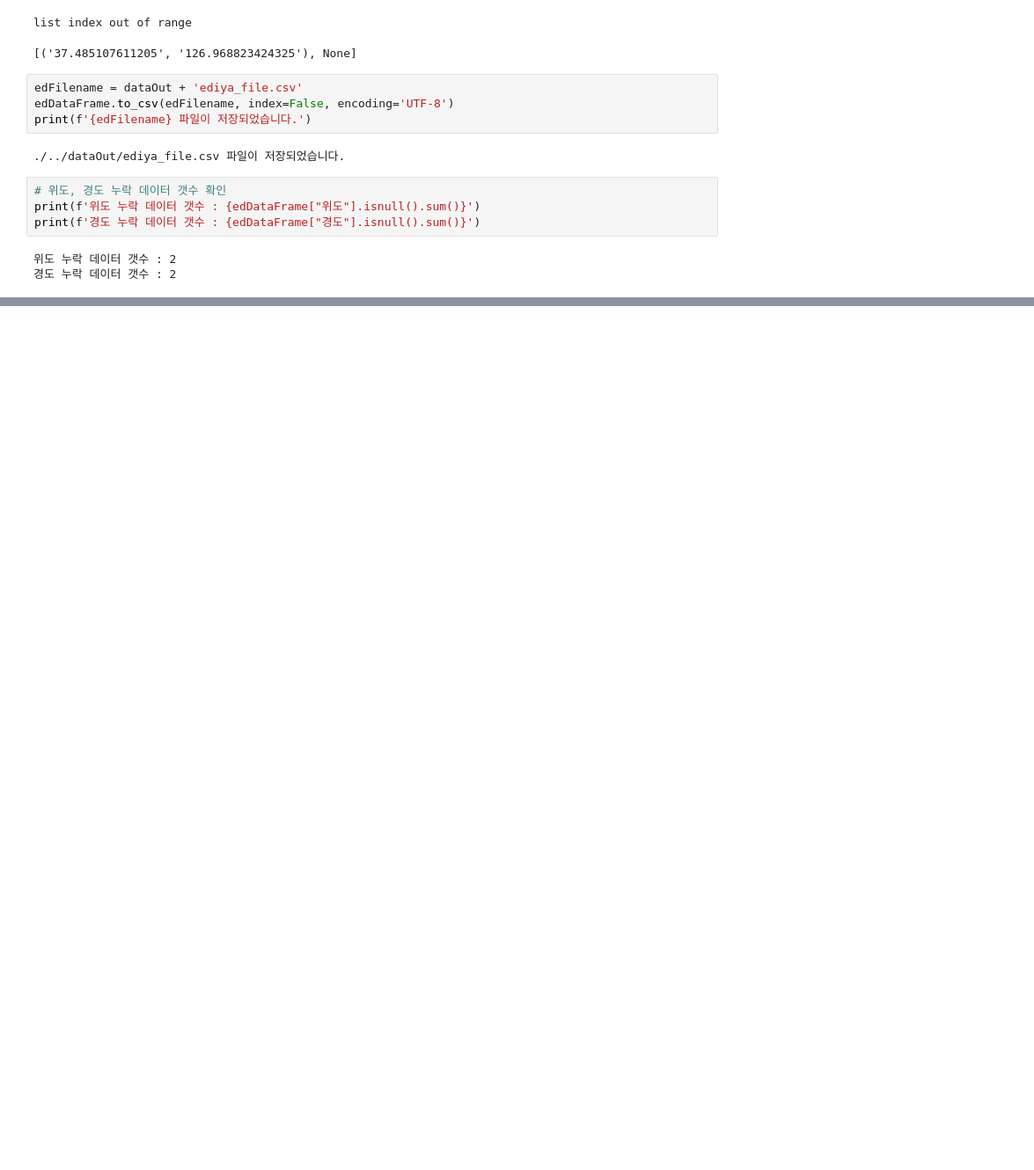
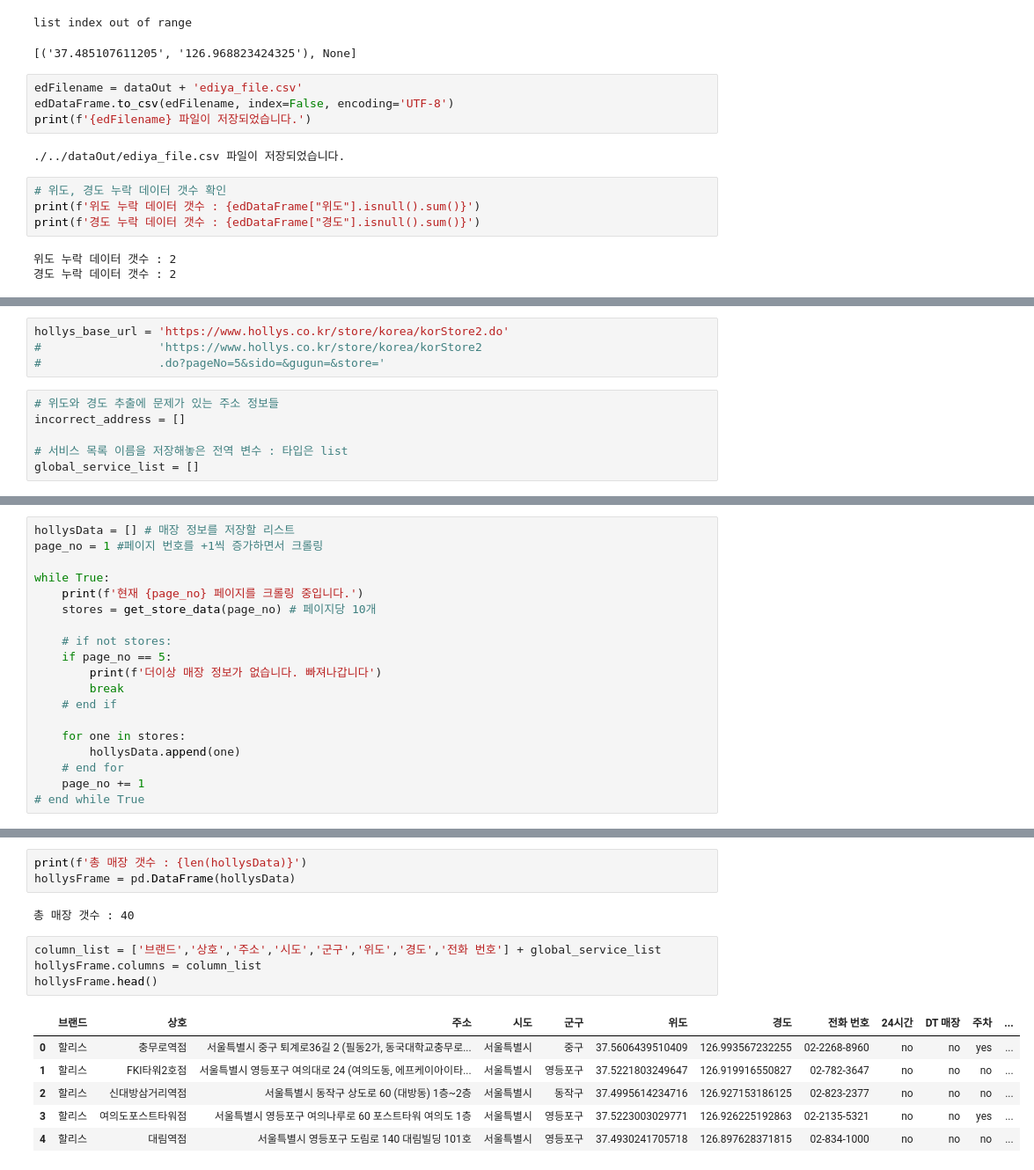
Before and after one commit to ParkSoyoung0125/PythonPractice, a Jupyter notebook: Chap14.crawling/coffeeStore.ipynb, the cells around one changed output, grey strips where cells are left out. Shown: that part at 88% size. Drawn from its saved outputs; the diff is of its cells as text; blank space fills up the shorter version.

```diff
--- a/Chap14.crawling/coffeeStore.ipynb
+++ b/Chap14.crawling/coffeeStore.ipynb
@@ -469,0 +399,10 @@ print(f'경도 누락 데이터 갯수 : {edDataFrame["경도"].isnull().sum()}'
+# %%
+hollys_base_url = 'https://www.hollys.co.kr/store/korea/korStore2.do'
+#                 'https://www.hollys.co.kr/store/korea/korStore2
+#                 .do?pageNo=5&sido=&gugun=&store='
+# %%
+# 위도와 경도 추출에 문제가 있는 주소 정보들
+incorrect_address = []
+
+# 서비스 목록 이름을 저장해놓은 전역 변수 : 타입은 list
+global_service_list = []
@@ -469,0 +511,19 @@ print(f'경도 누락 데이터 갯수 : {edDataFrame["경도"].isnull().sum()}'
+# %%
+hollysData = [] # 매장 정보를 저장할 리스트
+page_no = 1 #페이지 번호를 +1씩 증가하면서 크롤링
+
+while True:
+    print(f'현재 {page_no} 페이지를 크롤링 중입니다.')
+    stores = get_store_data(page_no) # 페이지당 10개
+
+    # if not stores:
+    if page_no == 5:
+        print(f'더이상 매장 정보가 없습니다. 빠져나갑니다')
+        break
+    # end if
+
+    for one in stores:
+        hollysData.append(one)
+    # end for
+    page_no += 1
+# end while True
@@ -469,0 +548,16 @@ print(f'경도 누락 데이터 갯수 : {edDataFrame["경도"].isnull().sum()}'
+# %%
+print(f'총 매장 갯수 : {len(hollysData)}')
+hollysFrame = pd.DataFrame(hollysData)
+# %% [output]
+총 매장 갯수 : 40
+# %%
+column_list = ['브랜드','상호','주소','시도','군구','위도','경도','전화 번호'] + global_service_list
+hollysFrame.columns = column_list
+hollysFrame.head()
+# %% [output]
+|  | 브랜드 | 상호 | 주소 | 시도 | 군구 | 위도 | 경도 | 전화 번호 | 24시간 | DT 매장 | 주차 | ... |
+| 0 | 할리스 | 충무로역점 | 서울특별시 중구 퇴계로36길 2 (필동2가, 동국대학교충무로... | 서울특별시 | 중구 | 37.5606439510409 | 126.993567232255 | 02-2268-8960 | no | no | yes | ... |
+| 1 | 할리스 | FKI타워2호점 | 서울특별시 영등포구 여의대로 24 (여의도동, 에프케이아이타... | 서울특별시 | 영등포구 | 37.5221803249647 | 126.919916550827 | 02-782-3647 | no | no | no | ... |
+| 2 | 할리스 | 신대방삼거리역점 | 서울특별시 동작구 상도로 60 (대방동) 1층~2층 | 서울특별시 | 동작구 | 37.4995614234716 | 126.927153186125 | 02-823-2377 | no | no | no | ... |
+| 3 | 할리스 | 여의도포스트타워점 | 서울특별시 영등포구 여의나루로 60 포스트타워 여의도 1층 | 서울특별시 | 영등포구 | 37.5223003029771 | 126.926225192863 | 02-2135-5321 | no | no | yes | ... |
+| 4 | 할리스 | 대림역점 | 서울특별시 영등포구 도림로 140 대림빌딩 101호 | 서울특별시 | 영등포구 | 37.4930241705718 | 126.897628371815 | 02-834-1000 | no | no | no | ... |
```
Also changed, not shown: parts of 24 cells of this notebook, 9 other files.
